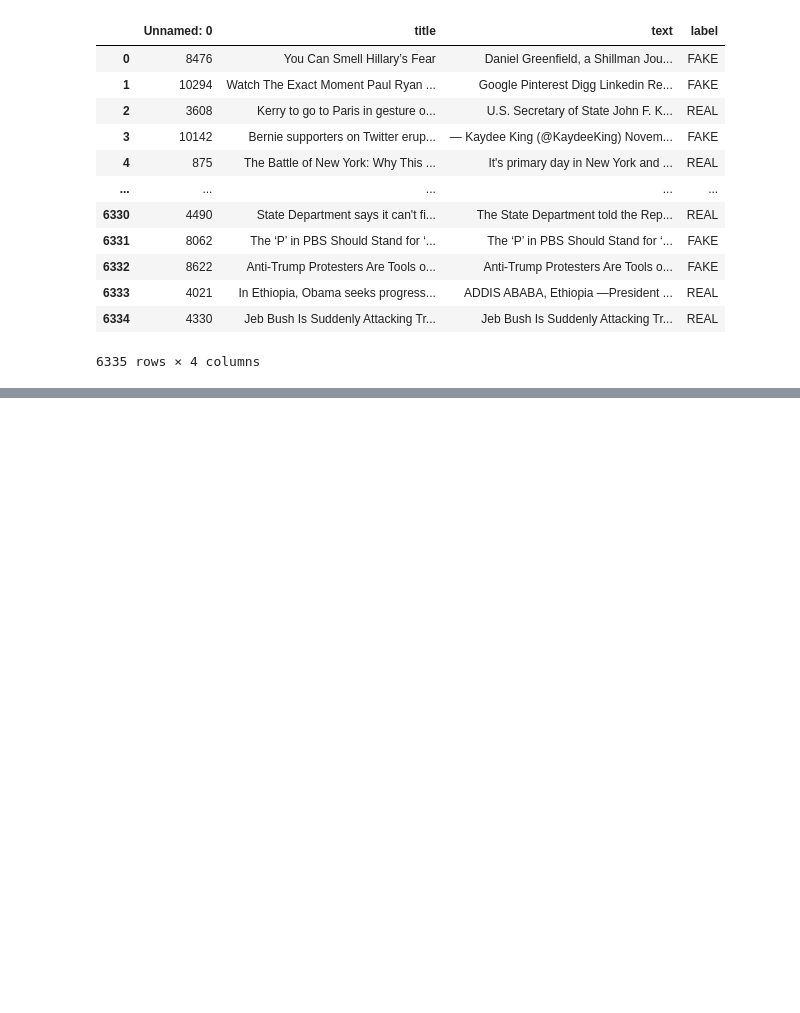
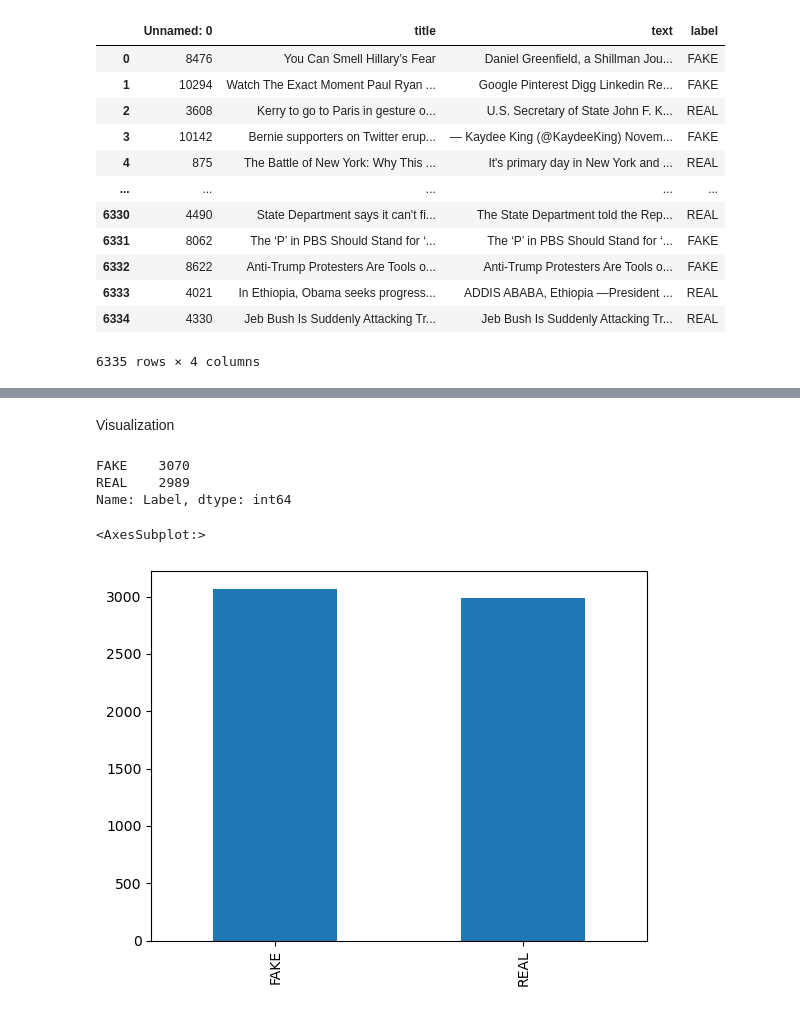
Before and after one commit to bandhavi2913/Fake-news-detection, a Jupyter notebook: Fake news detection.ipynb, the cells around one changed output, grey strips where cells are left out. Cells and saved outputs as stored; diff of their text form; code cells hidden in the pictures; blank space fills up the shorter version.

```diff
--- a/Fake news detection.ipynb
+++ b/Fake news detection.ipynb
@@ -113,0 +179,4 @@ df.dropna()
+# %%
+#removing the stopwords from the text
+df['Text']=df['Text'].apply(lambda words:' '.join(word.lower() for word in words.split() if word not in sw))
+df.head()
@@ -113,0 +197,8 @@ df.dropna()
+# %%
+#dividing the text into tokens - tokenization
+t=nltk.tokenize.WhitespaceTokenizer()
+l=nltk.stem.WordNetLemmatizer()
+def lt(text):
+    return [l.lemmatize(w) for w in t.tokenize(text)]
+df['Tokens']=df['Text'].apply(lt)
+df.head()
@@ -113,0 +212,4 @@ df.dropna()
+# %%
+#wordlength- count of no.of tokens
+df['word_length']=df['Text'].str.split().str.len()
+df.head()
@@ -113,0 +223,2 @@ df.dropna()
+# %%
+df.drop_duplicates(subset='Text',inplace=True)
@@ -113,0 +238,13 @@ df.dropna()
+# %% [markdown]
+Visualization
+# %%
+df['Label'].value_counts()
+# %% [output]
+FAKE    3070
+REAL    2989
+Name: Label, dtype: int64
+# %%
+df['Label'].value_counts().plot.bar()
+# %% [output]
+<AxesSubplot:>
+[figure, added]
```
Also changed, not shown: parts of 19 cells of this notebook.
